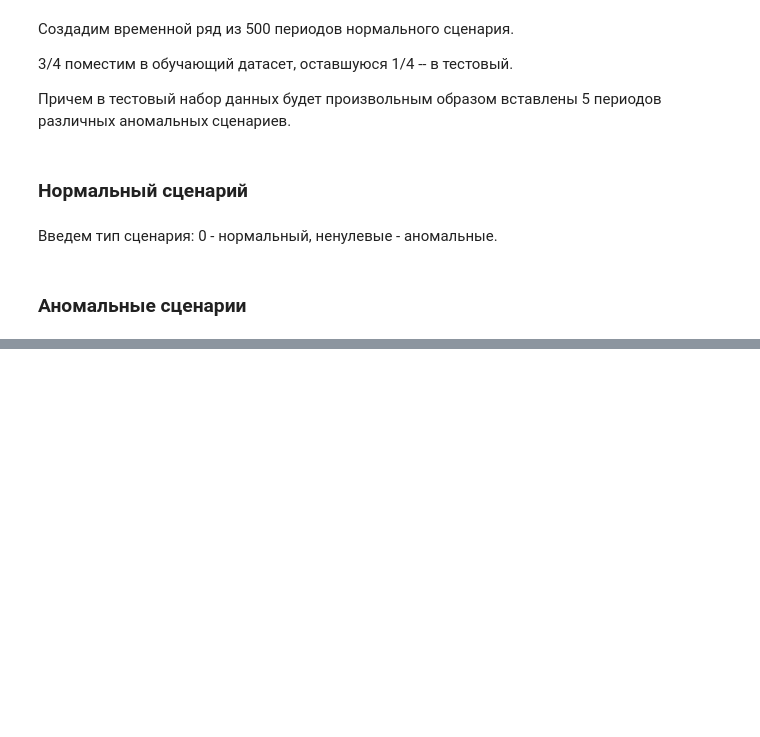
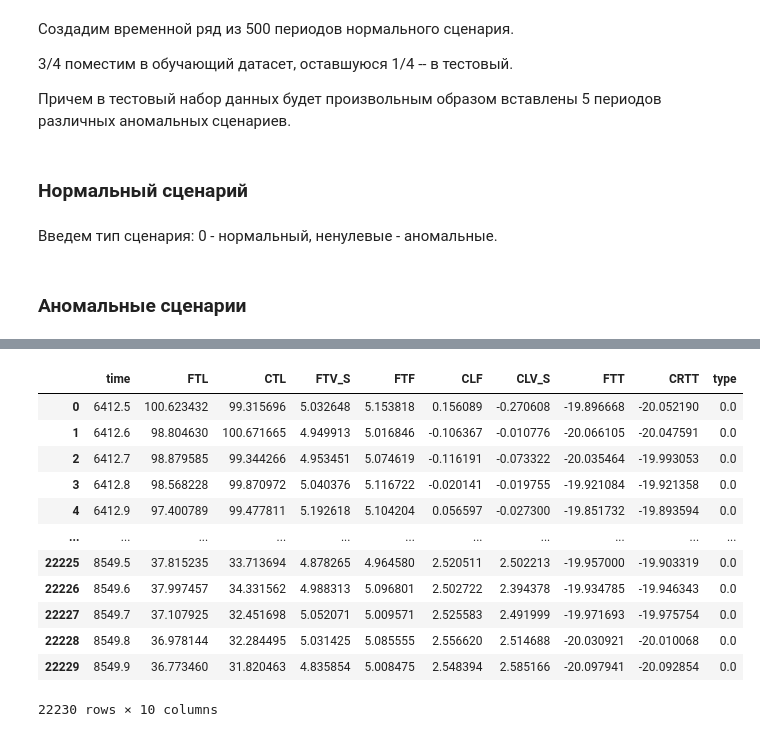
Before and after one commit to krzhld/detection_with_forecasting_anomaly_model, a Jupyter notebook: solution.ipynb, the cells around one changed output, grey strips where cells are left out. Drawn from its saved outputs; the diff is of its cells as text; code cells hidden in the pictures; blank space fills up the shorter version.

```diff
--- a/solution.ipynb
+++ b/solution.ipynb
@@ -267,0 +270,3 @@ df_test_normal = pd.DataFrame({'time': x[375 * NUMBER_POINTS:500 * NUMBER_POINTS
+# %%
+import random
+anom_type = [random.randint(1, 4) for i in range(5)]
@@ -267,0 +359,3 @@ df_test_normal = pd.DataFrame({'time': x[375 * NUMBER_POINTS:500 * NUMBER_POINTS
+# %%
+random_indexes = random.sample(range(1, 124), 5)
+random_indexes.sort()
@@ -267,0 +366,17 @@ df_test_normal = pd.DataFrame({'time': x[375 * NUMBER_POINTS:500 * NUMBER_POINTS
+# %%
+df_test = pd.DataFrame({'time': [],
+                          'FTL': [], 'CTL': [],
+                          'FTV_S': [], 'FTF': [], 'CLF': [], 'CLV_S': [],
+                          'FTT': [], 'CRTT': [],
+                          'type': []})
+
+prev_index = 0
+iter_notnormal = 0
+for cur_index in random_indexes:
+  #print(f'{iter_notnormal}: ({prev_index}, {cur_index})')
+  df_test = pd.concat([df_test, df_test_normal[prev_index * NUMBER_POINTS : cur_index * NUMBER_POINTS]], ignore_index=True)
+  prev_index = cur_index
+  df_test = pd.concat([df_test, df_test_notnormal[iter_notnormal * NUMBER_POINTS : (iter_notnormal + 1) * NUMBER_POINTS]], ignore_index=True)
+  iter_notnormal += 1
+
+df_test = pd.concat([df_test, df_test_normal[prev_index * NUMBER_POINTS:]], ignore_index=True)
@@ -267,0 +385,16 @@ df_test_normal = pd.DataFrame({'time': x[375 * NUMBER_POINTS:500 * NUMBER_POINTS
+# %%
+df_test
+# %% [output]
+|  | time | FTL | CTL | FTV_S | FTF | CLF | CLV_S | FTT | CRTT | type |
+| 0 | 6412.5 | 100.623432 | 99.315696 | 5.032648 | 5.153818 | 0.156089 | -0.270608 | -19.896668 | -20.052190 | 0.0 |
+| 1 | 6412.6 | 98.804630 | 100.671665 | 4.949913 | 5.016846 | -0.106367 | -0.010776 | -20.066105 | -20.047591 | 0.0 |
+| 2 | 6412.7 | 98.879585 | 99.344266 | 4.953451 | 5.074619 | -0.116191 | -0.073322 | -20.035464 | -19.993053 | 0.0 |
+| 3 | 6412.8 | 98.568228 | 99.870972 | 5.040376 | 5.116722 | -0.020141 | -0.019755 | -19.921084 | -19.921358 | 0.0 |
+| 4 | 6412.9 | 97.400789 | 99.477811 | 5.192618 | 5.104204 | 0.056597 | -0.027300 | -19.851732 | -19.893594 | 0.0 |
+| ... | ... | ... | ... | ... | ... | ... | ... | ... | ... | ... |
+| 22225 | 8549.5 | 37.815235 | 33.713694 | 4.878265 | 4.964580 | 2.520511 | 2.502213 | -19.957000 | -19.903319 | 0.0 |
+| 22226 | 8549.6 | 37.997457 | 34.331562 | 4.988313 | 5.096801 | 2.502722 | 2.394378 | -19.934785 | -19.946343 | 0.0 |
+| 22227 | 8549.7 | 37.107925 | 32.451698 | 5.052071 | 5.009571 | 2.525583 | 2.491999 | -19.971693 | -19.975754 | 0.0 |
+| 22228 | 8549.8 | 36.978144 | 32.284495 | 5.031425 | 5.085555 | 2.556620 | 2.514688 | -20.030921 | -20.010068 | 0.0 |
+| 22229 | 8549.9 | 36.773460 | 31.820463 | 4.835854 | 5.008475 | 2.548394 | 2.585166 | -20.097941 | -20.092854 | 0.0 |
+22230 rows × 10 columns
```
Also changed, not shown: parts of 7 cells of this notebook.
